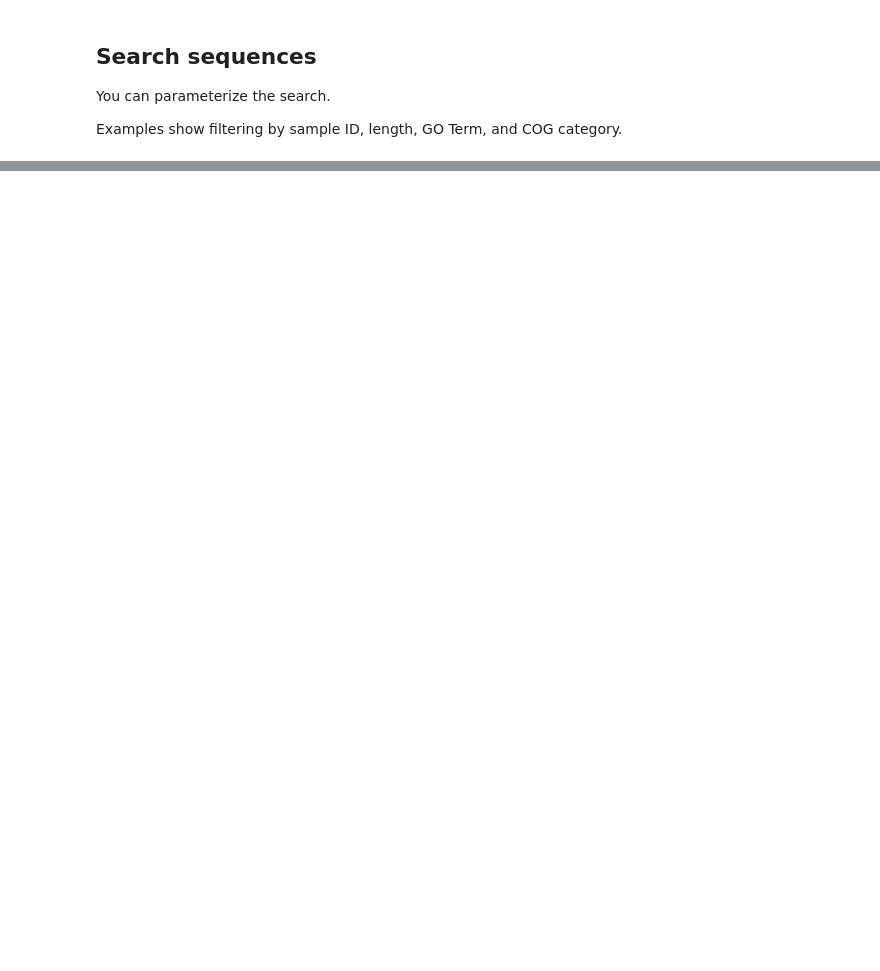
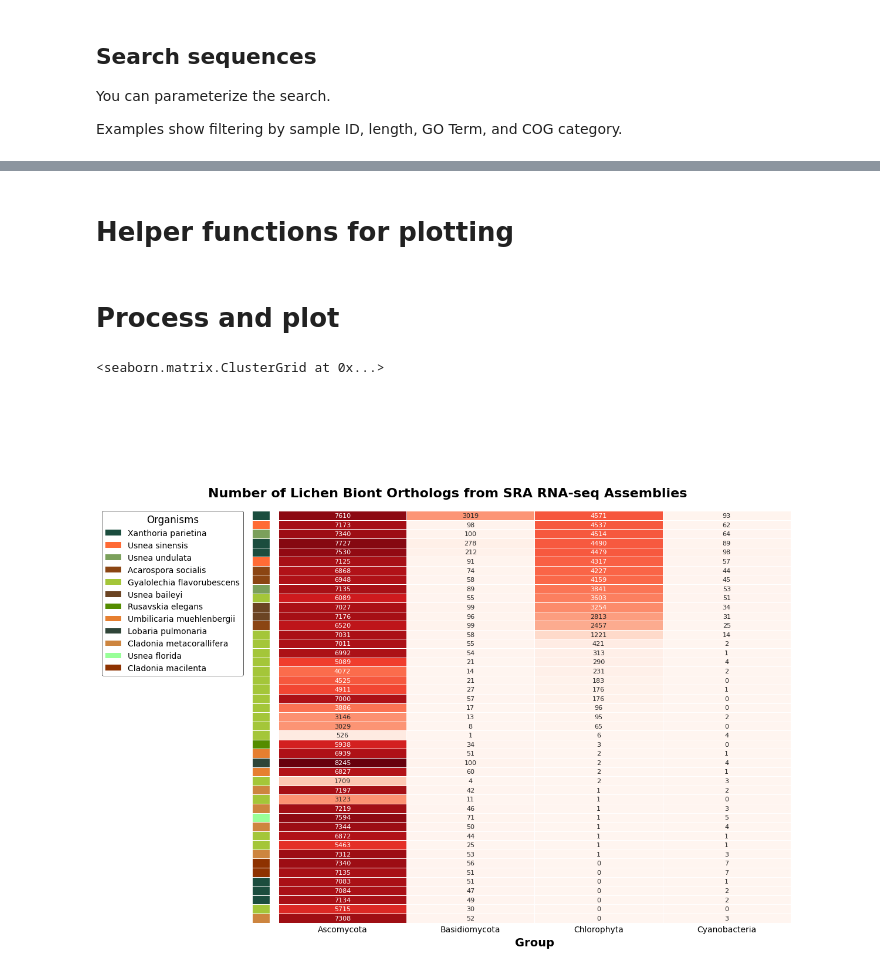
Before and after one commit to arudhir/planter, a Jupyter notebook: notebooks/database.ipynb, the cells around one changed output, grey strips where cells are left out. Drawn from its saved outputs; the diff is of its cells as text; code cells hidden in the pictures; blank space fills up the shorter version.

```diff
--- a/notebooks/database.ipynb
+++ b/notebooks/database.ipynb
@@ -240,0 +212,14 @@ with DatabaseManager(db_path) as db_manager:
+# %%
+from planter.database.query_manager import DatabaseManager
+
+db_path = "/mnt/data2/planter_outputs/planter2.duckdb"
+output_dir = "/mnt/data2/planter_outputs"
+
+lichen_sample_ids = open('/home/ubuntu/lichen/data/samples.txt').read().splitlines()
+# lichen_sample_ids = open('')
+with DatabaseManager(db_path) as db_manager:
+    params = {
+        "sample_id_condition": lichen_sample_ids,  # e.g., "s.sample_id IN ('SRR18070780', 'SRR18070781')"
+    }
+    data = db_manager.query_manager.search_sequences(params=params)
+    display(data.head())
@@ -240,0 +233,2 @@ with DatabaseManager(db_path) as db_manager:
+# %% [markdown]
+# Helper functions for plotting
@@ -240,0 +405,36 @@ with DatabaseManager(db_path) as db_manager:
+# %% [markdown]
+# Process and plot
+# %%
+groups = {
+    'Ascomycota': 'Ascomycota',
+    'Basidiomycota': 'Basidiomycota',
+    'Chlorophyta': 'Chlorophyta',
+    'Cyanobacteria': 'Cyanobacteria',
+}
+
+phyla_count_df = transform_results(data, groups).sort_values(by='Chlorophyta', ascending=False)
+
+lichen_spaced = [
+    "#1B4D3E",  # Deep forest lichen
+    "#FF6B35",  # Bright orange
+    "#7BA05B",  # Medium lichen green
+    "#8B4513",  # Saddle brown
+    "#A4C639",  # Bright lichen
+    "#6B4423",  # Dark bark brown
+    "#548C00",  # Fresh moss
+    "#E67F30",  # Light rust
+    "#2F4538",  # Dark moss
+    "#CD853F",  # Golden brown
+    "#98FF98",  # Bright pale lichen
+    "#8E3200"   # Deep rust
+]
+
+plot_lichen_heatmap(
+    phyla_count_df,
+    figsize=(12, 10),
+    title='Number of Lichen Biont Orthologs from SRA RNA-seq Assemblies',
+    palette=lichen_spaced
+)
+# %% [output]
+<seaborn.matrix.ClusterGrid at 0x...>
+[figure, added]
```
Also changed, not shown: parts of 19 cells of this notebook, 5 other files.
